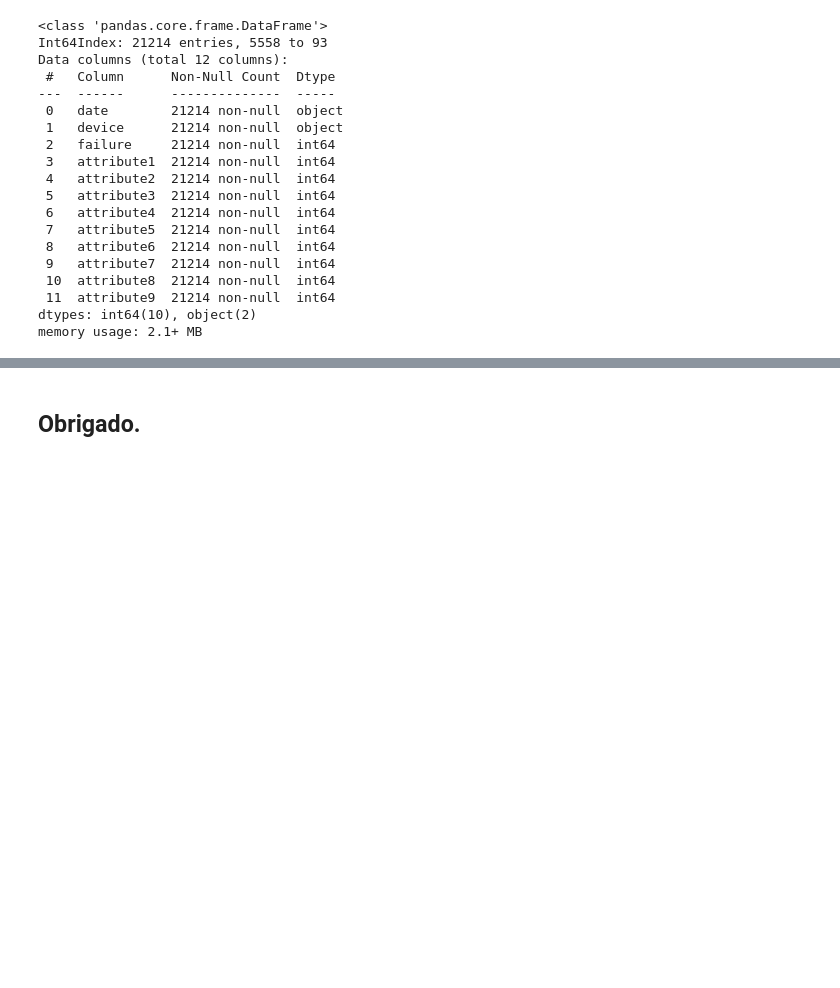
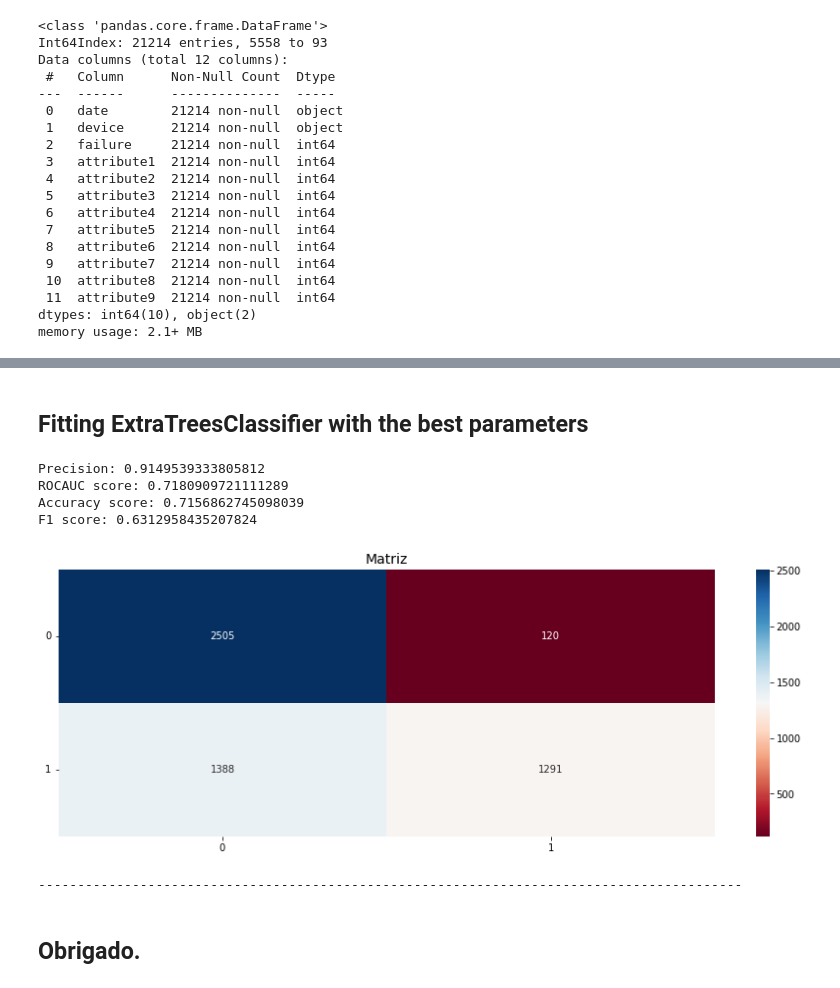
Before and after one commit to data-science101/meli, a Jupyter notebook: MELI_3.ipynb, the cells around one changed output, grey strips where cells are left out. Saved outputs shown, nothing was run; the diff lists cells and outputs as text; code cells hidden in the pictures; blank space fills up the shorter version.

```diff
--- a/MELI_3.ipynb
+++ b/MELI_3.ipynb
@@ -649,0 +448,10 @@ Utilizando o modelo e os dados de dispositivos até o momento, identificamos que
+# %%
+from sklearn.ensemble import RandomForestClassifier
+
+rfc = RandomForestClassifier(random_state=22)
+
+
+pipe_fi = Pipeline(steps=[('preprocessor', preprocessor), ('clf', rfc)])
+pipe_fi.fit(X,y)
+
+feature_importances = rfc.feature_importances_
@@ -649,0 +481,10 @@ Utilizando o modelo e os dados de dispositivos até o momento, identificamos que
+# %%
+X = X.drop(columns={'attribute3','attribute7','attribute8','attribute9'})
+# %%
+numeric_values = list(X.select_dtypes(exclude=['object']).columns)
+string_values = list(X.select_dtypes(include=['object']).columns)
+
+preprocessor = ColumnTransformer(transformers=[
+    ('cat', OrdinalEncoder(), string_values),
+    ('num', MinMaxScaler(), numeric_values)
+])
@@ -649,0 +664,45 @@ Utilizando o modelo e os dados de dispositivos até o momento, identificamos que
+# %% [markdown]
+## Fitting ExtraTreesClassifier with the best parameters
+# %%
+from sklearn.metrics import roc_auc_score, accuracy_score, f1_score, precision_score
+
+etc_final = ExtraTreesClassifier(max_depth=5, n_estimators=221,random_state=22)
+
+pipe_ETC_F = Pipeline(steps=[('preprocessor', preprocessor),('etc', etc_final)])
+pipe_ETC_F.fit(X_train, y_train)
+
+etc_predict = pipe_ETC_F.predict(X_test)
+
+roc_auc = roc_auc_score(y_test, etc_predict)
+accuracy = accuracy_score(y_test, etc_predict)
+f1 = f1_score(y_test, etc_predict)
+
+positive_class = 1
+
+precision = precision_score(y_test, etc_predict, pos_label=positive_class)
+
+# Printing precision
+print('Precision:', precision)
+
+# Printing metrics
+print('ROCAUC score:', roc_auc)
+print('Accuracy score:', accuracy)
+print('F1 score:', f1)
+
+# Confusion matrix
+from sklearn.metrics import confusion_matrix
+
+conf = confusion_matrix(y_test, etc_predict)
+plt.figure(figsize=(15,5))
+sns.heatmap(conf,annot=True,fmt="d",cmap='RdBu')
+plt.title('Matriz',fontsize=14)
+plt.yticks(rotation =0)
+plt.show()
+print("---"*30)
+# %% [output]
+Precision: 0.9149539333805812
+ROCAUC score: 0.7180909721111289
+Accuracy score: 0.7156862745098039
+F1 score: 0.6312958435207824
+[figure, added]
+------------------------------------------------------------------------------------------
```
Also changed, not shown: parts of 32 cells of this notebook, 2 other files.
